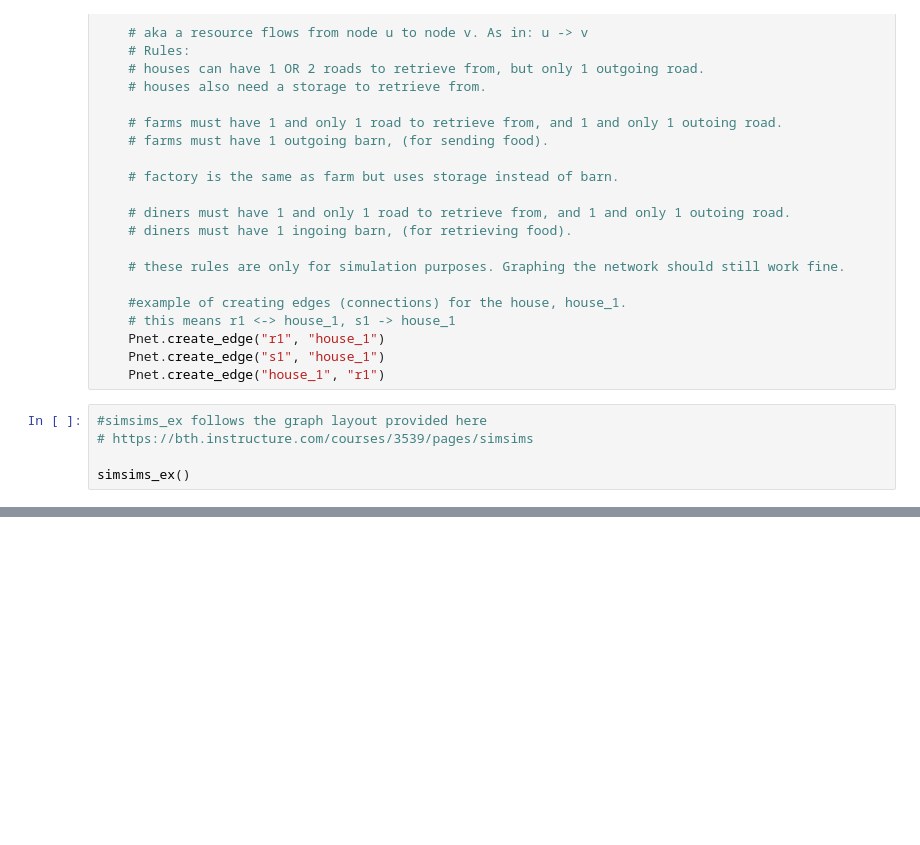
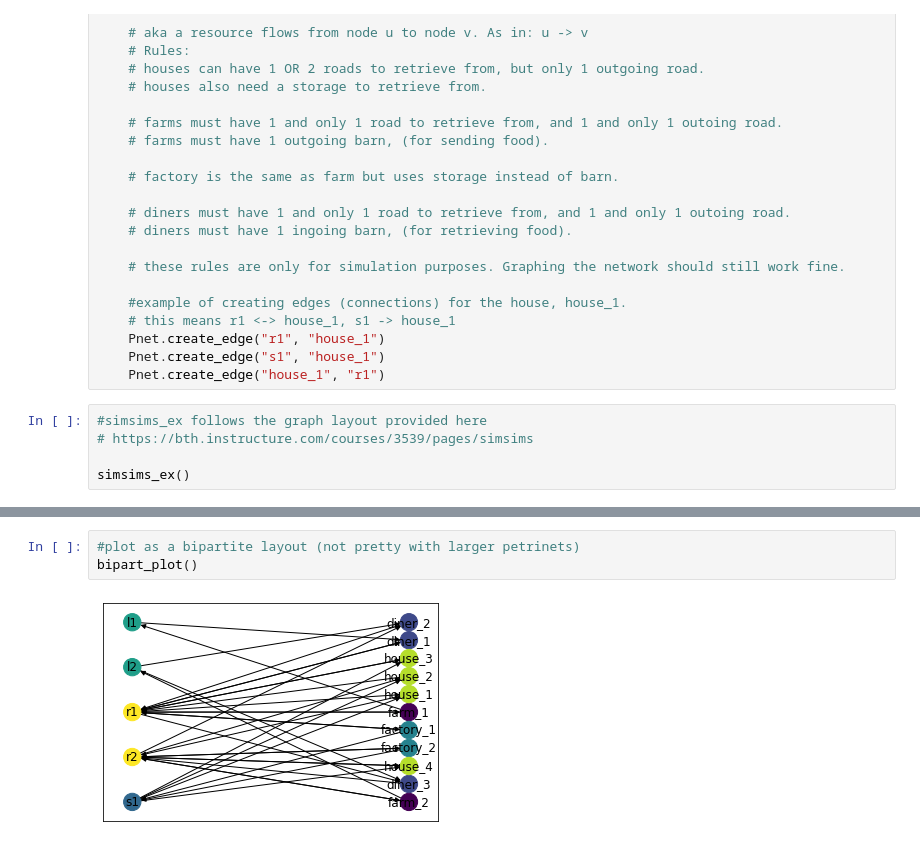
Before and after one commit to AlbertFlorinus/Petrinet, a Jupyter notebook: nxPetrinet.ipynb, the cells around one changed output, grey strips where cells are left out. Saved outputs shown, nothing was run; the diff lists cells and outputs as text; blank space fills up the shorter version.

```diff
--- a/nxPetrinet.ipynb
+++ b/nxPetrinet.ipynb
@@ -97,0 +98,5 @@ AttributeError: module 'matplotlib.cbook' has no attribute 'iterable'
+# %%
+#plot as a bipartite layout (not pretty with larger petrinets)
+bipart_plot()
+# %% [output]
+[figure, added]
```
Also changed, not shown: parts of 7 cells of this notebook.
